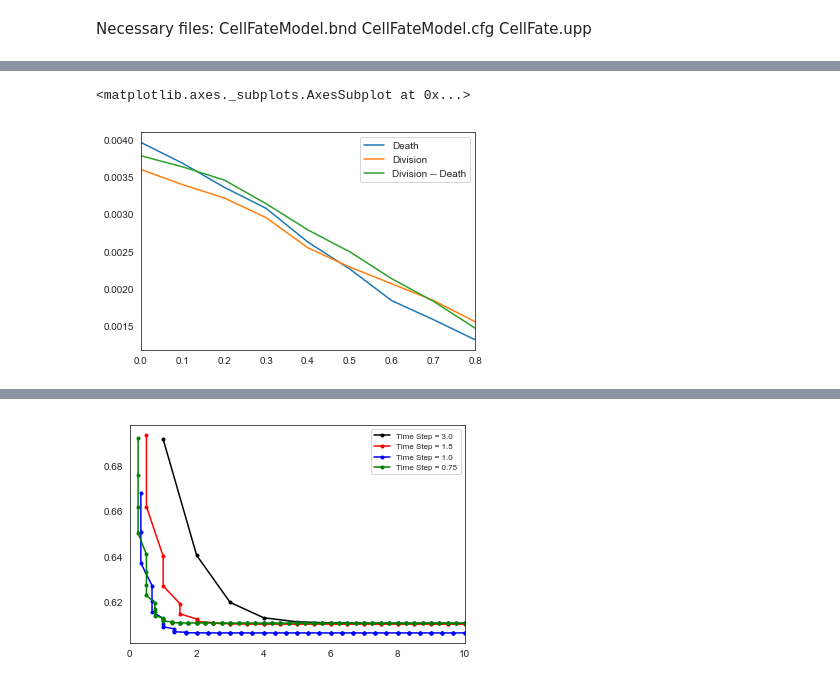
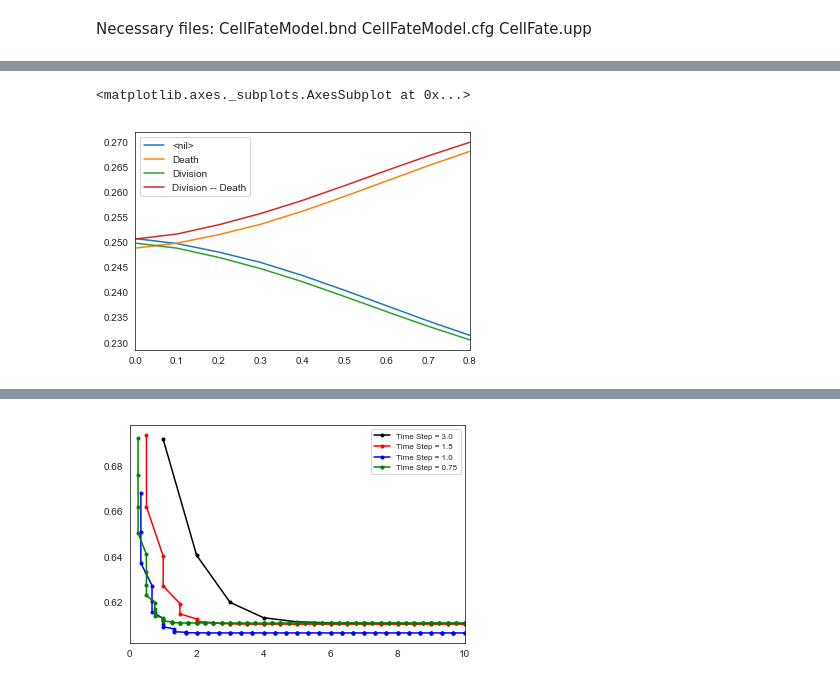
Before and after one commit to sysbio-curie/UPMaBoSS-docker, a Jupyter notebook: TimeStepDependancy.ipynb, the cells around one changed output, grey strips where cells are left out. Drawn from its saved outputs; the diff is of its cells as text; code cells hidden in the pictures.

```diff
--- a/TimeStepDependancy.ipynb
+++ b/TimeStepDependancy.ipynb
@@ -123,5 +82,16 @@ columns = {
-# %%
-trajs.plot()
-# %% [output]
-<matplotlib.axes._subplots.AxesSubplot at 0x...>
-[figure, removed]
+# %%
+#Create a model for 48h with no TNF
+
+model_48h_noTNF = maboss.load(bnd_file, cfg_WT)
+model_48h_noTNF.network.set_istate('TNF',[1,0])
+
+for name in "mcIAP mXIAP mROS NonACD Apoptosis Survival TNF ATP FADD cIAP FASL TNFR DISC_TNF DISC_FAS RIP1 RIP1ub RIP1K IKK CASP8 BAX BCL2 ROS MPT MOMP SMAC Cyt_c XIAP apoptosome CASP3 cFLIP".split(' '):
+    model_48h_noTNF.network[name].is_internal = True
+
+model_48h_noTNF.network.set_output(('Death','Division','NFkB'))
+run_48h_noTNF = model_48h_noTNF.run()
+
+run_48h_noTNF.get_states_probtraj().plot()
+# %% [output]
+<matplotlib.axes._subplots.AxesSubplot at 0x...>
+[figure, added]
```
Also changed, not shown: parts of 4 cells of this notebook.
